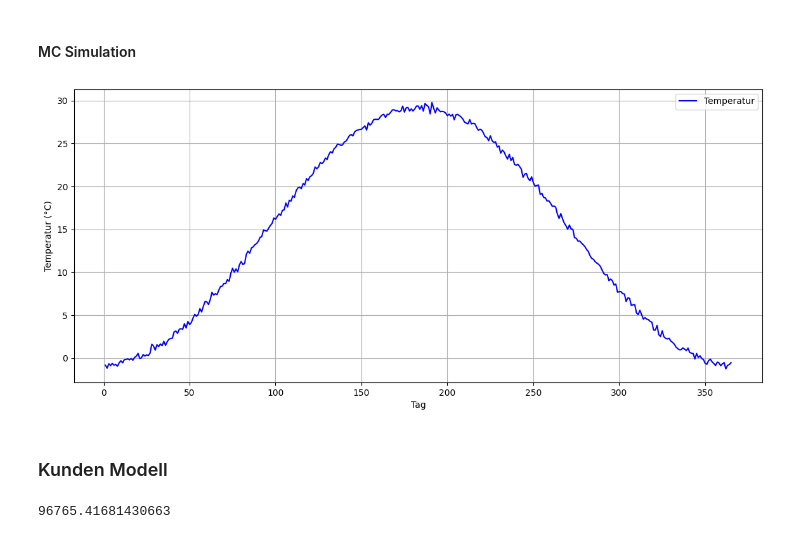
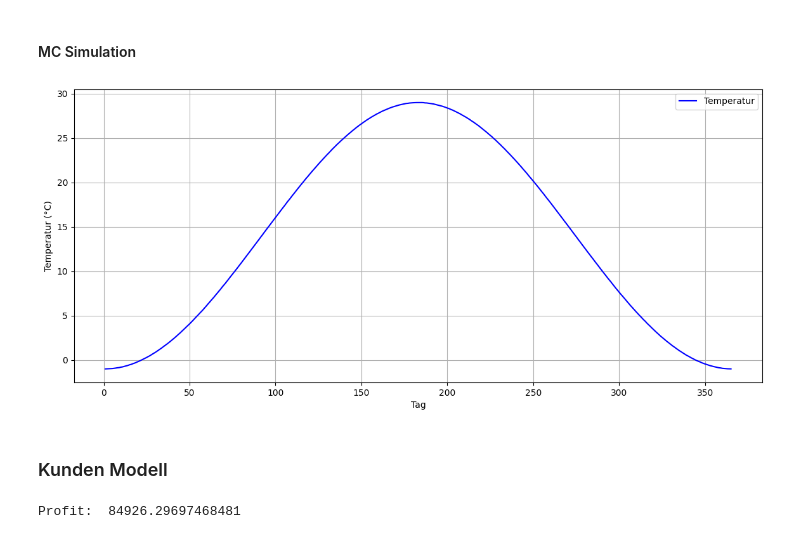
Before and after one commit to tombk556/Diskrete-Simulation-MC-Beleg, a Jupyter notebook: tests.ipynb, the cells around one changed output. Saved outputs shown, nothing was run; the diff lists cells and outputs as text; code cells hidden in the pictures.

```diff
--- a/tests.ipynb
+++ b/tests.ipynb
@@ -34,26 +34,28 @@ plt.show()
 # %% [markdown]
 #### MC Simulation
 # %%
-n = 40
+n = 100_000
 
 temps = []
 for _ in range(n):
-    temp = Temperature(hot_year=np.random.choice([True, False]), temp_var=np.random.randint(1, 5)).calculate_temperature()
+    hot_year = np.random.choice([True, False])
+    temp_var = np.random.randint(1, 5)
+    temp = Temperature(hot_year=hot_year, temp_var=temp_var).calculate_temperature()
     temps.append(temp)
 
 avg_temp = np.mean(temps, axis=0)
 days = np.arange(1, 366)
 temps = Temperature().calculate_temperature()
 
 plt.figure(figsize=(14, 6))
 plt.plot(days, avg_temp, label='Temperatur', color='blue')
 plt.xlabel('Tag')
 plt.ylabel('Temperatur (°C)')
 plt.grid()
 plt.legend()
 plt.show()
 # %% [output]
-[figure, old version]
+[figure, new version]
 # %% [markdown]
 ### Kunden Modell
 # %%
@@ -64,10 +83,10 @@ tage_im_jahr = 365
 fixkosten_pro_tag = 100 # €
 variable_kosten_pro_kunde = 0.5 # €
 
-basis_temperatur = 15 # °C, dann gehen kunden gerne eis essen
+basis_temperatur = np.random.randint(10, 15) # °C, dann gehen kunden gerne eis essen
 kunden_basis = temp_var=np.random.randint(50, 60) # zwischen 50 und 60 kunden pro tag
 kunden_temperatur_faktor = 5
-umsatz_pro_kunde = 5 # €
+umsatz_pro_kunde = np.random.randint(3, 5) # €
 umsatz_temperatur_faktor = 0.5
 
 
@@ -91,6 +110,6 @@ ergebnisse = pd.DataFrame({
     'Profit/Loss': profit
 })
 
-print(ergebnisse["Profit/Loss"].sum())
+print("Profit: ",ergebnisse["Profit/Loss"].sum())
 # %% [output]
-96765.41681430663
+Profit:  84926.29697468481
```
Also changed, not shown: parts of 3 cells of this notebook.
